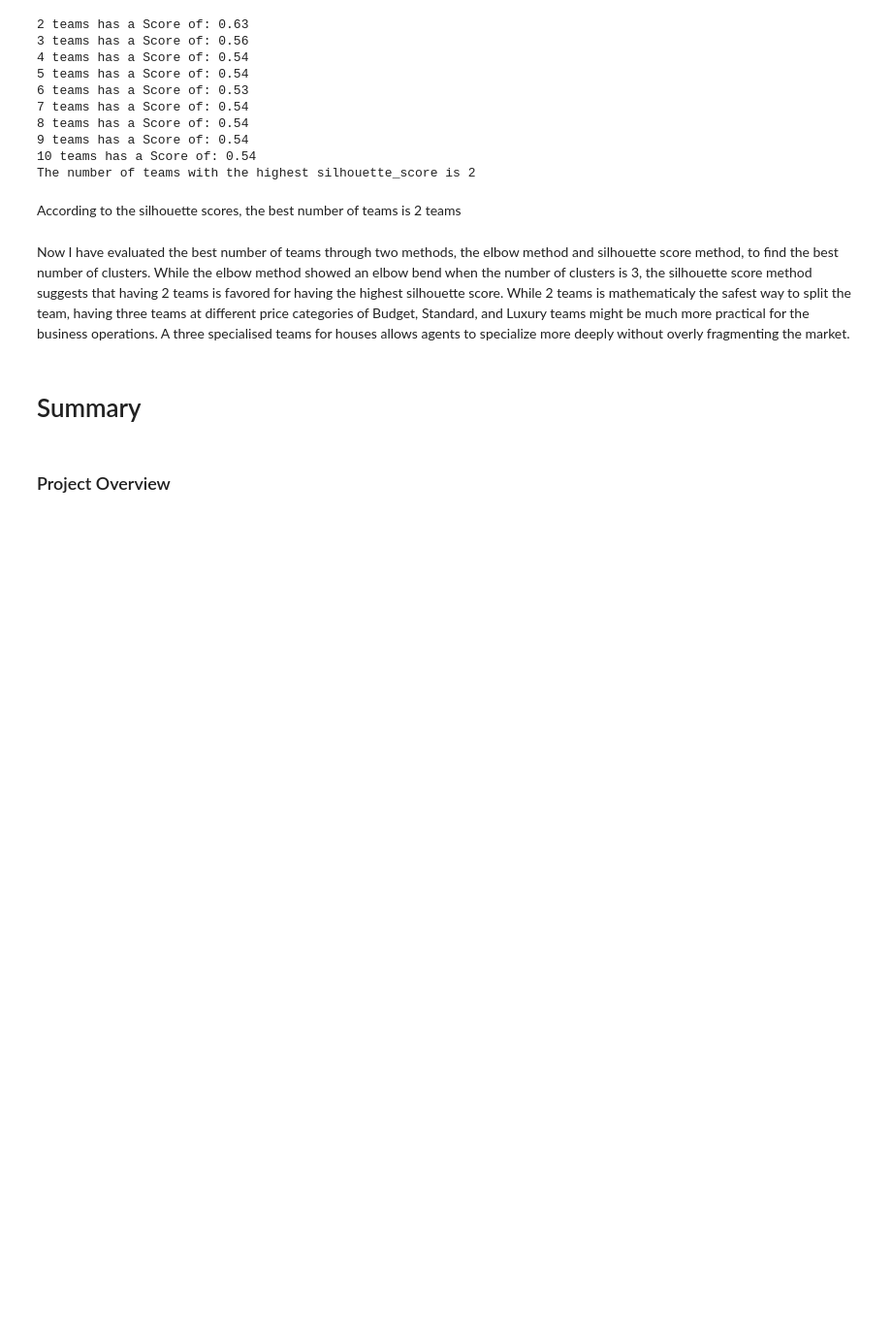
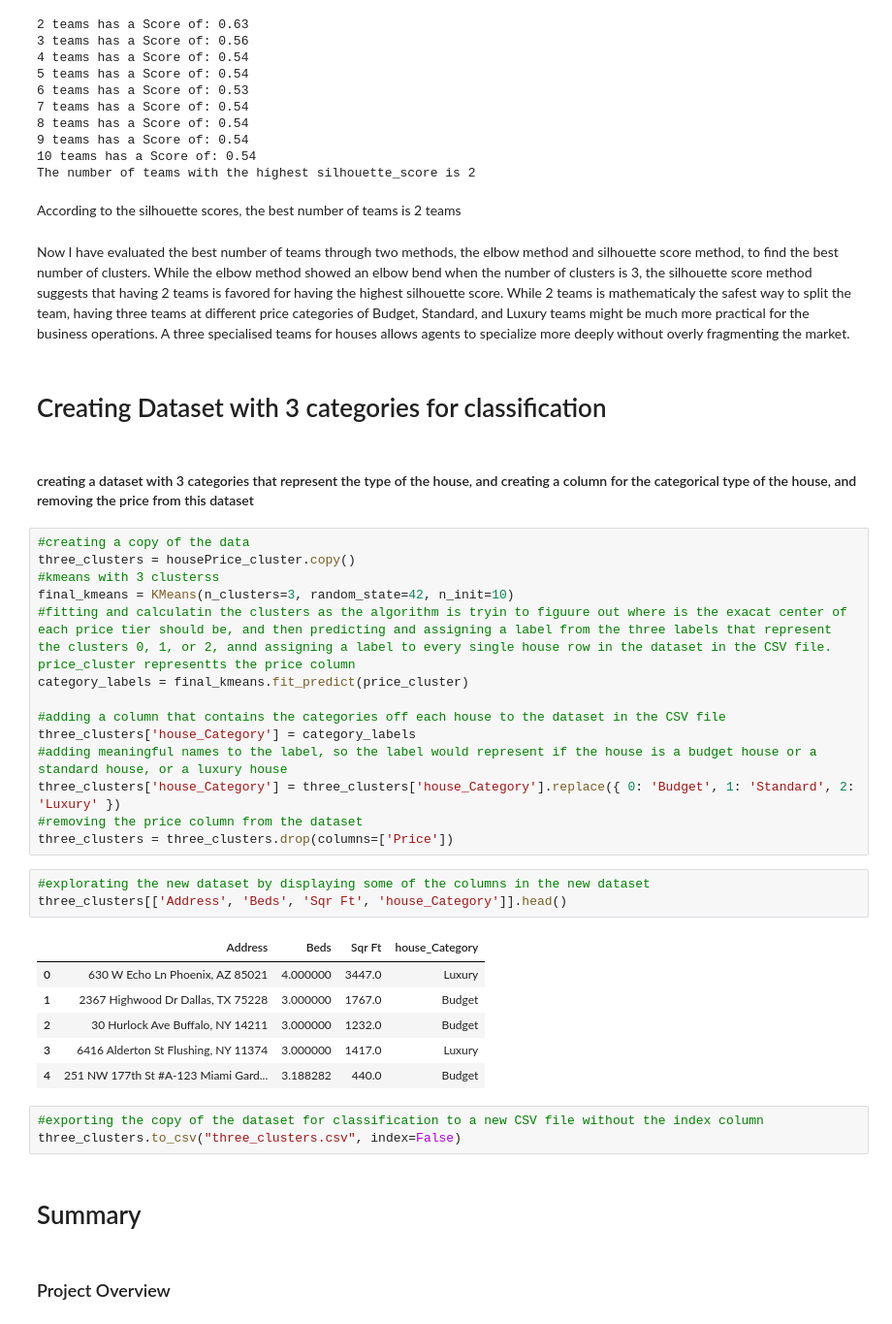
Before and after one commit to CSY2082-2425/House-Price-Prediction-Market-Segmentation, a Jupyter notebook: As1mainAssignment.ipynb, the cells around one changed output. Shown at 97% size. Saved outputs shown, nothing was run; the diff lists cells and outputs as text; blank space fills up the shorter version.

Commit message:
classification dataset

```diff
--- a/As1mainAssignment.ipynb
+++ b/As1mainAssignment.ipynb
@@ -788,6 +797,37 @@ The number of teams with the highest silhouette_score is 2
 According to the silhouette scores, the best number of teams is 2 teams
 # %% [markdown]
 Now I have evaluated the best number of teams through two methods, the elbow method and silhouette score method, to find the best number of clusters. While the elbow method showed an elbow bend when the number of clusters is 3, the silhouette score method suggests that having 2 teams is favored for having the highest silhouette score. While 2 teams is mathematicaly the safest way to split the team, having three teams at different price categories of Budget, Standard, and Luxury teams might be much more practical for the business operations. A three specialised teams for houses allows agents to specialize more deeply without overly fragmenting the market.
+# %% [markdown]
+# Creating Dataset with 3 categories for classification
+# %% [markdown]
+#### creating a dataset with 3 categories that represent the type of the house, and creating a column for the categorical type of the house, and removing the price from this dataset
+# %%
+#creating a copy of the data
+three_clusters = housePrice_cluster.copy()
+#kmeans with 3 clusterss
+final_kmeans = KMeans(n_clusters=3, random_state=42, n_init=10)
+#fitting and calculatin the clusters as the algorithm is tryin to figuure out where is the exacat center of each price tier should be, and then predicting and assigning a label from the three labels that represent the clusters 0, 1, or 2, annd assigning a label to every single house row in the dataset in the CSV file. price_cluster representts the price column
+category_labels = final_kmeans.fit_predict(price_cluster)
+
+#adding a column that contains the categories off each house to the dataset in the CSV file
+three_clusters['house_Category'] = category_labels
+#adding meaningful names to the label, so the label would represent if the house is a budget house or a standard house, or a luxury house
+three_clusters['house_Category'] = three_clusters['house_Category'].replace({ 0: 'Budget', 1: 'Standard', 2: 'Luxury' })
+#removing the price column from the dataset
+three_clusters = three_clusters.drop(columns=['Price'])
+# %%
+#explorating the new dataset by displaying some of the columns in the new dataset
+three_clusters[['Address', 'Beds', 'Sqr Ft', 'house_Category']].head()
+# %% [output]
+|  | Address | Beds | Sqr Ft | house_Category |
+| 0 | 630 W Echo Ln Phoenix, AZ 85021 | 4.000000 | 3447.0 | Luxury |
+| 1 | 2367 Highwood Dr Dallas, TX 75228 | 3.000000 | 1767.0 | Budget |
+| 2 | 30 Hurlock Ave Buffalo, NY 14211 | 3.000000 | 1232.0 | Budget |
+| 3 | 6416 Alderton St Flushing, NY 11374 | 3.000000 | 1417.0 | Luxury |
+| 4 | 251 NW 177th St #A-123 Miami Gard... | 3.188282 | 440.0 | Budget |
+# %%
+#exporting the copy of the dataset for classification to a new CSV file without the index column
+three_clusters.to_csv("three_clusters.csv", index=False)
 # %% [markdown]
 # Summary
 # %% [markdown]
```
Also changed, not shown: parts of 11 cells of this notebook, 2 other files.
